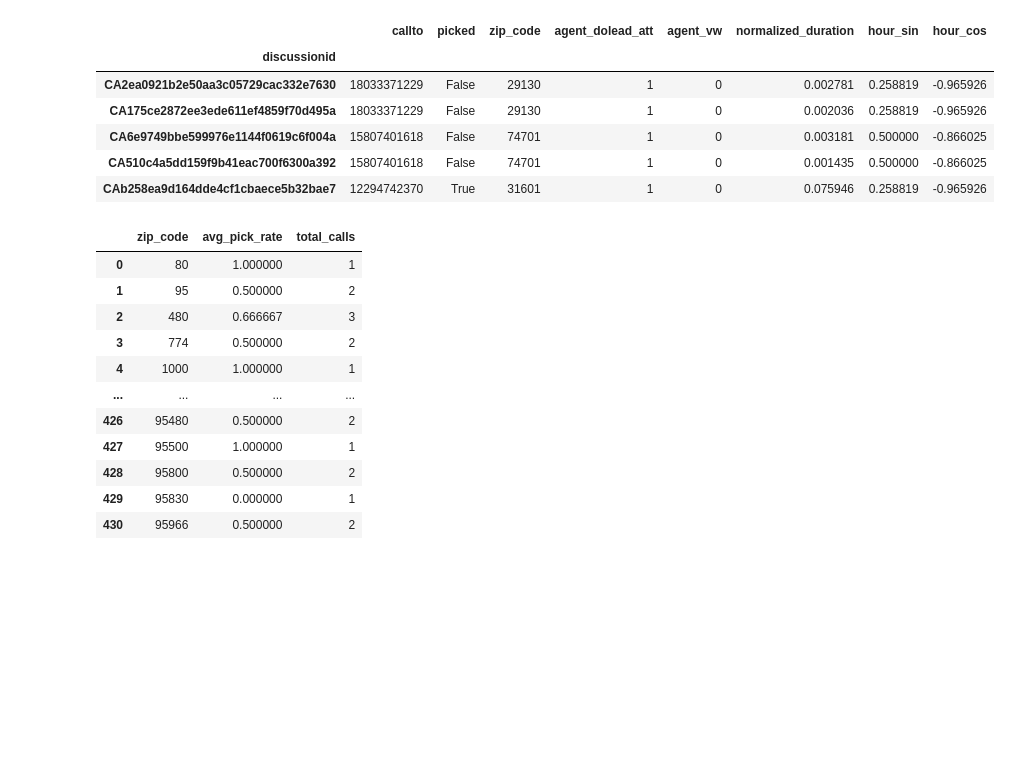
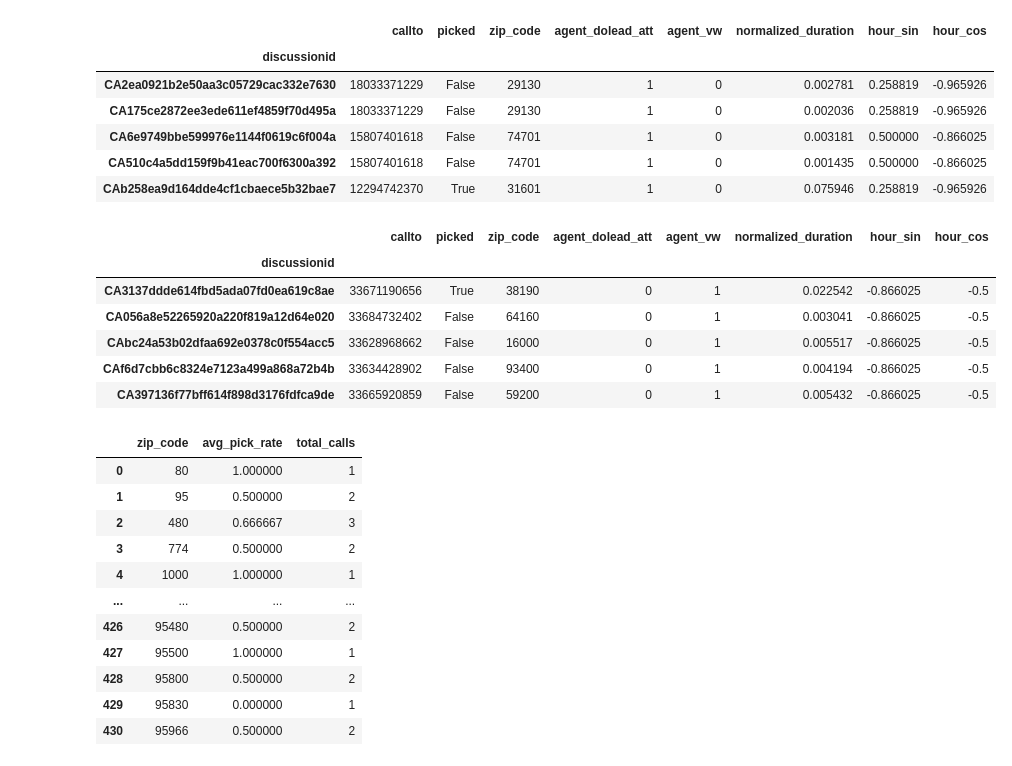
Before and after one commit to NajiOussama/DropRate, a Jupyter notebook: First.ipynb, the cells around one changed output. Drawn from its saved outputs; the diff is of its cells as text; code cells hidden in the pictures; blank space fills up the shorter version.

```diff
--- a/First.ipynb
+++ b/First.ipynb
@@ -331,6 +331,16 @@ df_concat['hour_cos'] = np.cos(2 * np.pi * df_concat['local_hour'] / 24)
 | CA6e9749bbe599976e1144f0619c6f004a | 15807401618 | False | 74701 | 1 | 0 | 0.003181 | 0.500000 | -0.866025 |
 | CA510c4a5dd159f9b41eac700f6300a392 | 15807401618 | False | 74701 | 1 | 0 | 0.001435 | 0.500000 | -0.866025 |
 | CAb258ea9d164dde4cf1cbaece5b32bae7 | 12294742370 | True | 31601 | 1 | 0 | 0.075946 | 0.258819 | -0.965926 |
+# %%
+df_concat.tail()
+# %% [output]
+|  | callto | picked | zip_code | agent_dolead_att | agent_vw | normalized_duration | hour_sin | hour_cos |
+| discussionid |  |  |  |  |  |  |  |  |
+| CA3137ddde614fbd5ada07fd0ea619c8ae | 33671190656 | True | 38190 | 0 | 1 | 0.022542 | -0.866025 | -0.5 |
+| CA056a8e52265920a220f819a12d64e020 | 33684732402 | False | 64160 | 0 | 1 | 0.003041 | -0.866025 | -0.5 |
+| CAbc24a53b02dfaa692e0378c0f554acc5 | 33628968662 | False | 16000 | 0 | 1 | 0.005517 | -0.866025 | -0.5 |
+| CAf6d7cbb6c8324e7123a499a868a72b4b | 33634428902 | False | 93400 | 0 | 1 | 0.004194 | -0.866025 | -0.5 |
+| CA397136f77bff614f898d3176fdfca9de | 33665920859 | False | 59200 | 0 | 1 | 0.005432 | -0.866025 | -0.5 |
 # %%
 stats = df.groupby('zip_code').agg(
     avg_pick_rate=('picked', 'mean'),
```
Also changed, not shown: 3 other files.
